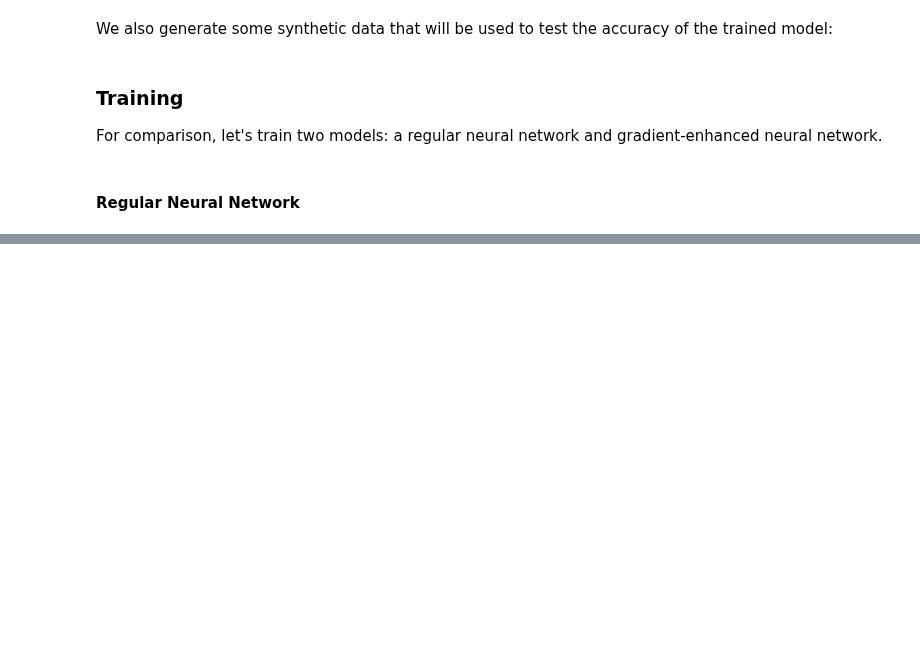
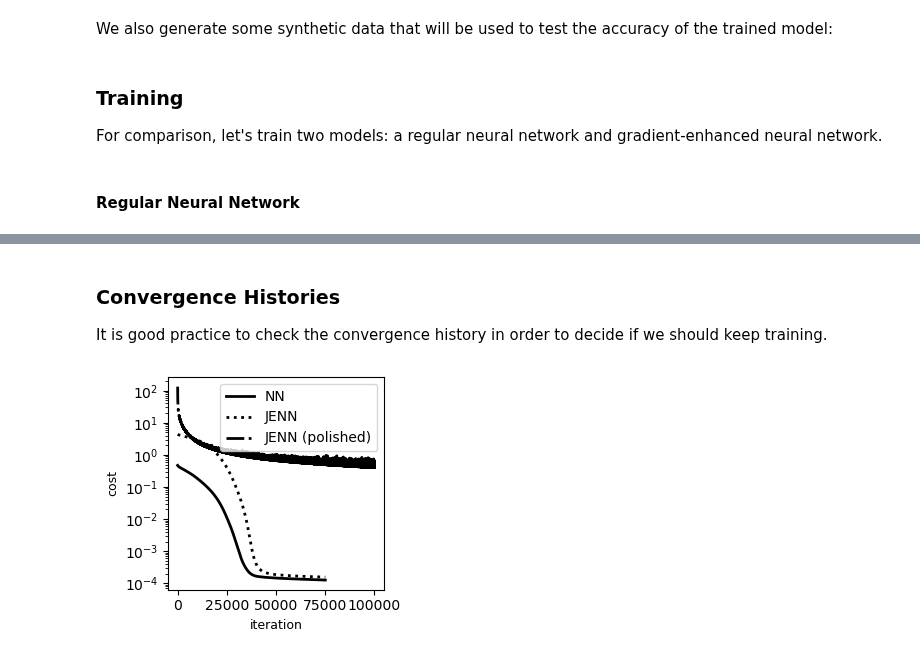
Before and after one commit to shb84/JENN, a Jupyter notebook: docs/examples/demo_4_rosenbrock.ipynb, the cells around one changed output, grey strips where cells are left out. Cells and saved outputs as stored; diff of their text form; code cells hidden in the pictures; blank space fills up the shorter version.

```diff
--- a/docs/examples/demo_4_rosenbrock.ipynb
+++ b/docs/examples/demo_4_rosenbrock.ipynb
@@ -314,0 +271,9 @@ plot_contours(
+# %% [markdown]
+### Convergence Histories
+It is good practice to check the convergence history in order to decide if we should keep training.
+# %%
+his = plot.convergence(histories=[nn_standard.history, nn_enhanced.history, nn_polished.history], legend=["NN", "JENN", "JENN (polished)"])
+his.savefig("sbo_convergence.pdf")
+his
+# %% [output]
+[figure, added]
```
Also changed, not shown: parts of 43 cells of this notebook, 6 other files.
